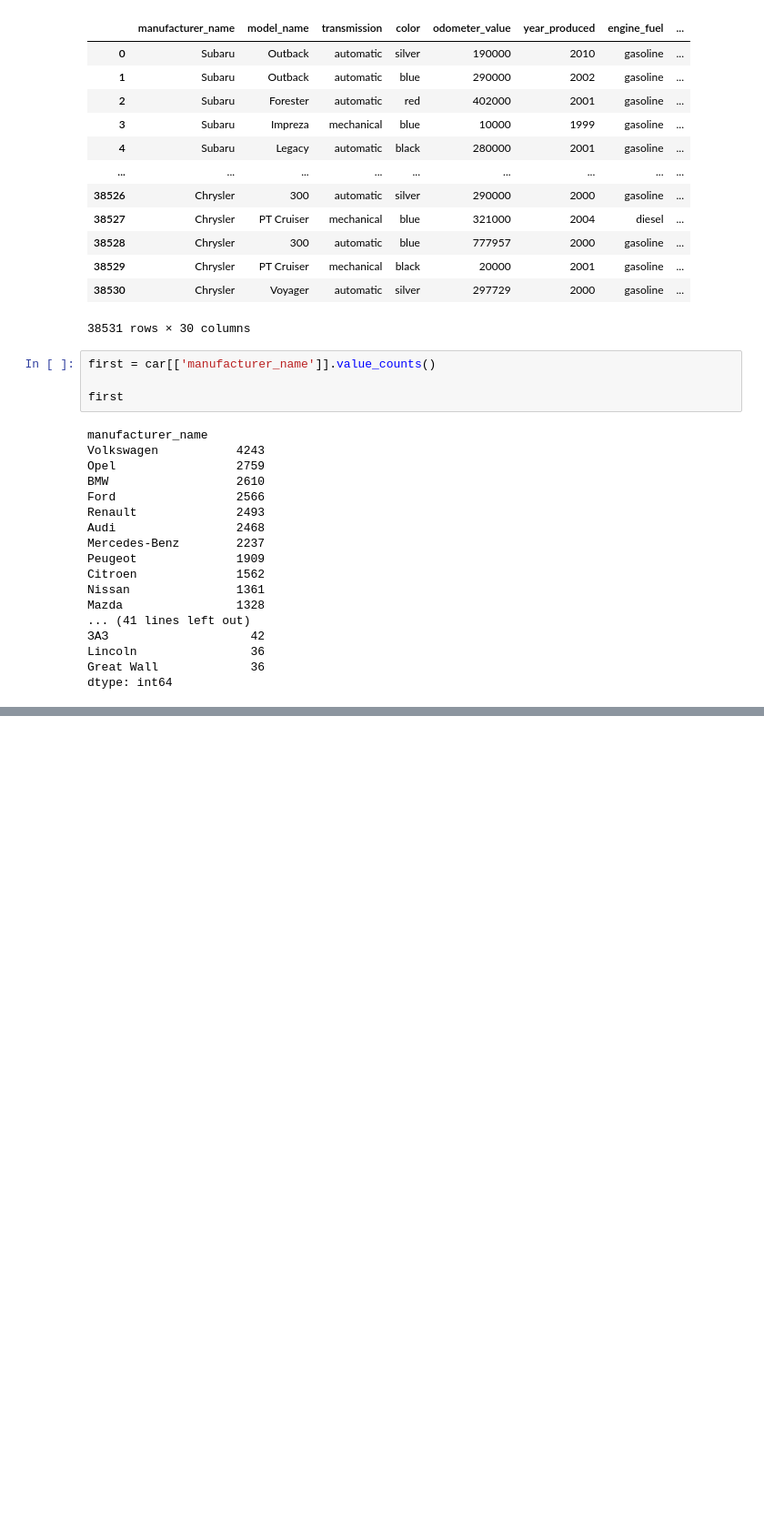
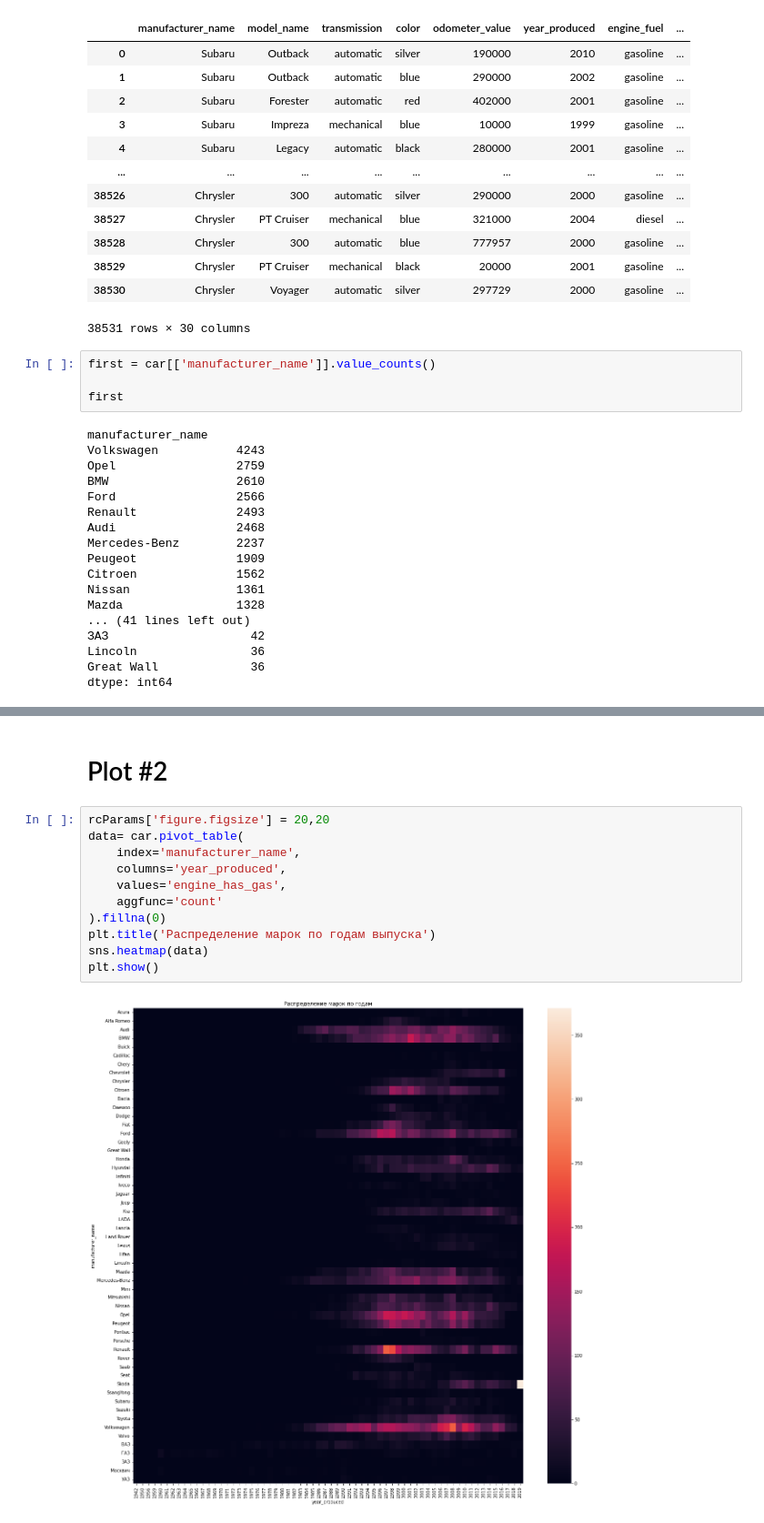
Before and after one commit to ArcherCrayXC30/Netology_Py_HM, a Jupyter notebook: STPY-33/HomeWork1/home_work_2_stpy-33.ipynb, the cells around one changed output, grey strips where cells are left out. Shown at 91% size. Saved outputs shown, nothing was run; the diff lists cells and outputs as text; blank space fills up the shorter version.

```diff
--- a/STPY-33/HomeWork1/home_work_2_stpy-33.ipynb
+++ b/STPY-33/HomeWork1/home_work_2_stpy-33.ipynb
@@ -73,0 +83,15 @@ sea.barplot(x=car['manufacturer_name'].value_counts().index, y=car['manufacturer
+# %% [markdown]
+# Plot #2
+# %%
+rcParams['figure.figsize'] = 20,20
+data= car.pivot_table(
+    index='manufacturer_name',
+    columns='year_produced',
+    values='engine_has_gas',
+    aggfunc='count'
+).fillna(0)
+plt.title('Распределение марок по годам выпуска')
+sns.heatmap(data)
+plt.show()
+# %% [output]
+[figure, added]
```
Also changed, not shown: parts of 13 cells of this notebook.
